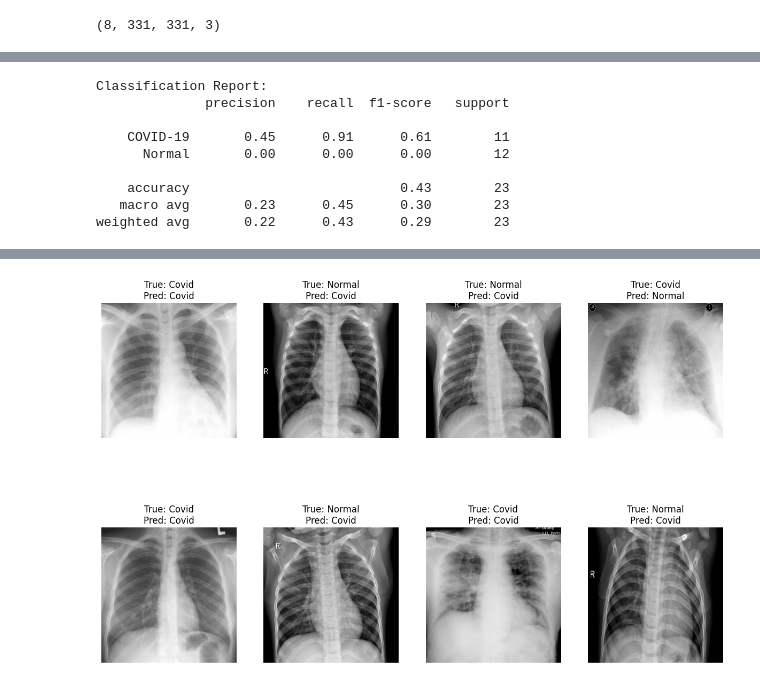
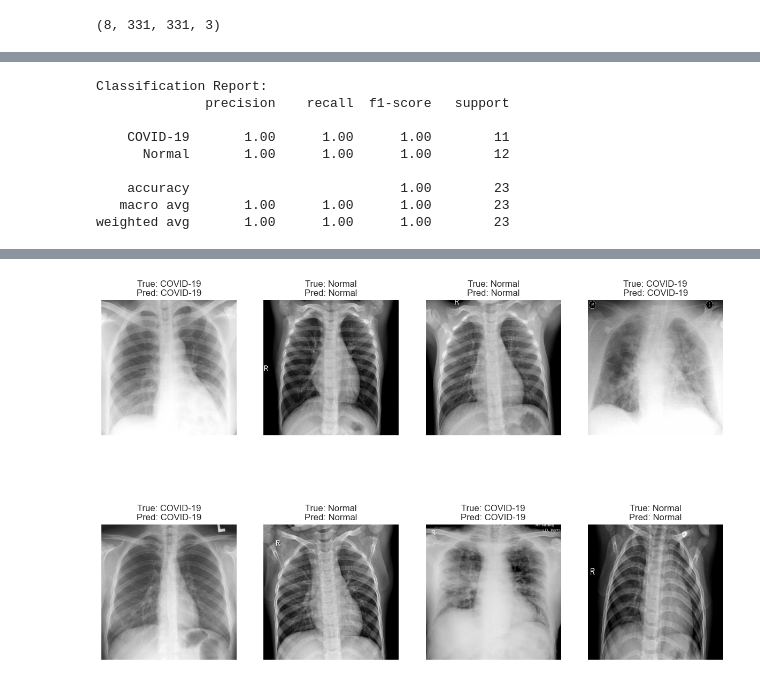
Before and after one commit to Archanakale22/Project_4_covid19_detection, a Jupyter notebook: chest-x-ray-scan.ipynb, the cells around one changed output, grey strips where cells are left out. Saved outputs shown, nothing was run; the diff lists cells and outputs as text; code cells hidden in the pictures.

Commit message:
update the chest Xray model

```diff
--- a/chest-x-ray-scan.ipynb
+++ b/chest-x-ray-scan.ipynb
@@ -202,5 +174,5 @@ WARNING:absl:You are saving your model as an HDF5 file via `model.save()` or `ke
 # %%
 # Load the model
-model = tf.keras.models.load_model('covid_xray_model.h5')
+#model = tf.keras.models.load_model('covid_xray_model.h5')
 # Optionally, verify the model by printing its summary
-model.summary()
+# model.summary()
@@ -276,32 +222,32 @@ WARNING:tensorflow:5 out of the last 11 calls to <function TensorFlowTrainer.mak
 class_report = classification_report(y_true, y_pred, target_names=test_generator.class_indices.keys())
 print('Classification Report:')
 print(class_report)
-
-# Function to plot images with predictions
-def plot_predicted_images(generator, model, num_images=8):
-    images, labels = next(generator)
-    predictions = model.predict(images)
-
-    plt.figure(figsize=(15, 10))
-    for i in range(min(num_images, len(images))):
-        plt.subplot(2, 4, i + 1)
-        plt.imshow(images[i])
-        true_label = class_names[np.argmax(labels[i])]
-        predicted_label = class_names[np.argmax(predictions[i])]
-        plt.title(f'True: {true_label}\nPred: {predicted_label}')
-        plt.axis('off')
-    plt.show()
 # %% [output]
 Classification Report:
               precision    recall  f1-score   support
 
-    COVID-19       0.45      0.91      0.61        11
-      Normal       0.00      0.00      0.00        12
+    COVID-19       1.00      1.00      1.00        11
+      Normal       1.00      1.00      1.00        12
 
-    accuracy                           0.43        23
-   macro avg       0.23      0.45      0.30        23
-weighted avg       0.22      0.43      0.29        23
+    accuracy                           1.00        23
+   macro avg       1.00      1.00      1.00        23
+weighted avg       1.00      1.00      1.00        23
 # %%
+def plot_predicted_images(generator, model, num_images=8):
+    class_names = list(generator.class_indices.keys())
+    images, labels = next(generator)
+    predictions = model.predict(images)
+
+    plt.figure(figsize=(15, 10))
+    for i in range(min(num_images, len(images))):
+        plt.subplot(2, 4, i + 1)
+        plt.imshow(images[i])
+        true_label = class_names[np.argmax(labels[i])]
+        predicted_label = class_names[np.argmax(predictions[i])]
+        plt.title(f'True: {true_label}\nPred: {predicted_label}')
+        plt.axis('off')
+    plt.show()
+
 # Call the function to plot predicted images
 plot_predicted_images(test_generator, model)
 # %% [output]
@@ -311 +255 @@ WARNING:tensorflow:6 out of the last 12 calls to <function TensorFlowTrainer.mak
-[figure, old version]
+[figure, new version]
```
Also changed, not shown: parts of 17 cells of this notebook.
